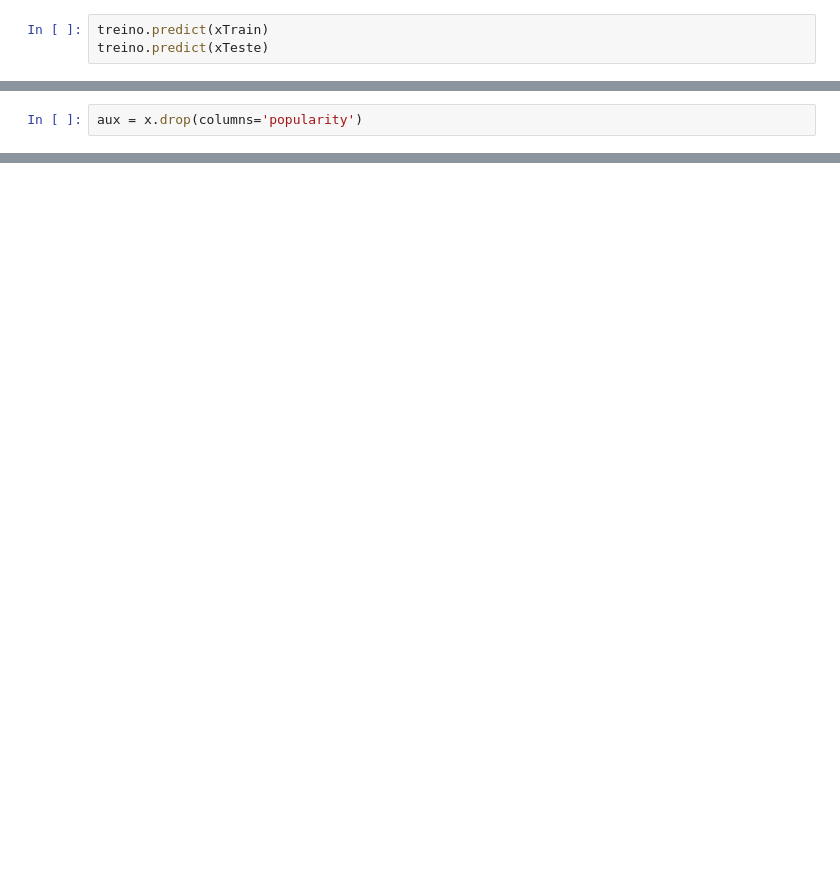
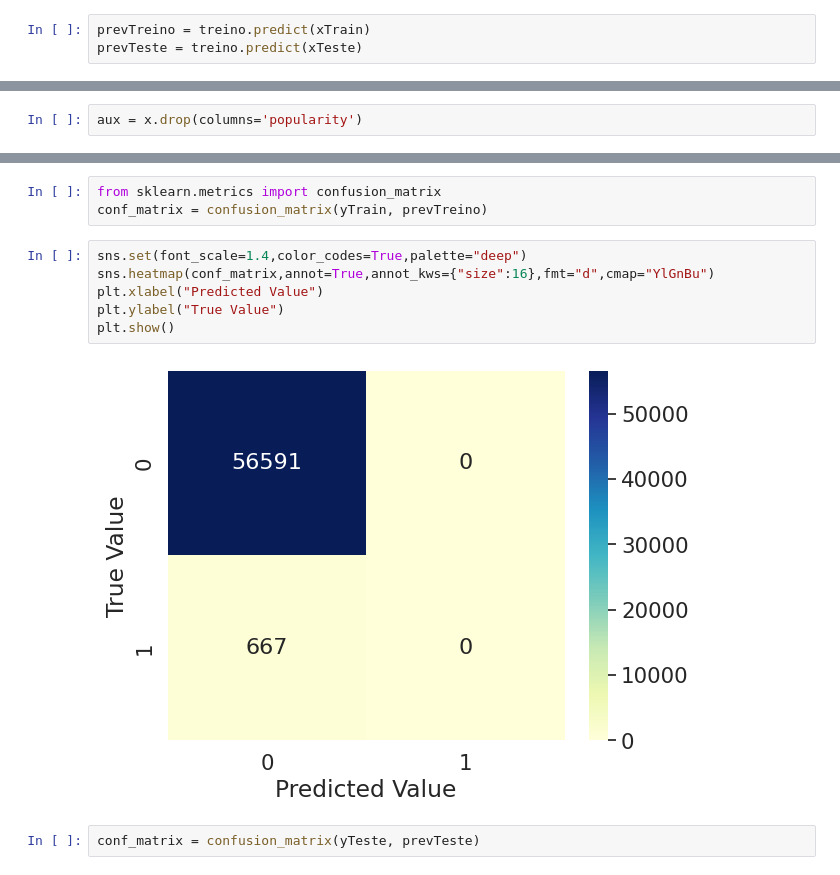
Before and after one commit to VictoriaGranja/spotify-ml, a Jupyter notebook: spotify.ipynb, the cells around one changed output, grey strips where cells are left out. Drawn from its saved outputs; the diff is of its cells as text; blank space fills up the shorter version.

```diff
--- a/spotify.ipynb
+++ b/spotify.ipynb
@@ -237,5 +237,5 @@ for trainIndex, testeIndex in StratifKfold.split(a, b):
 from sklearn.linear_model import LogisticRegression
 treino = LogisticRegression().fit(xTrain, yTrain)
 # %%
-treino.predict(xTrain)
-treino.predict(xTeste)
+prevTreino = treino.predict(xTrain)
+prevTeste = treino.predict(xTeste)
@@ -266,0 +265,13 @@ df
+# %%
+from sklearn.metrics import confusion_matrix
+conf_matrix = confusion_matrix(yTrain, prevTreino)
+# %%
+sns.set(font_scale=1.4,color_codes=True,palette="deep")
+sns.heatmap(conf_matrix,annot=True,annot_kws={"size":16},fmt="d",cmap="YlGnBu")
+plt.xlabel("Predicted Value")
+plt.ylabel("True Value")
+plt.show()
+# %% [output]
+[figure, added]
+# %%
+conf_matrix = confusion_matrix(yTeste, prevTeste)
```
Also changed, not shown: parts of 10 cells of this notebook.
